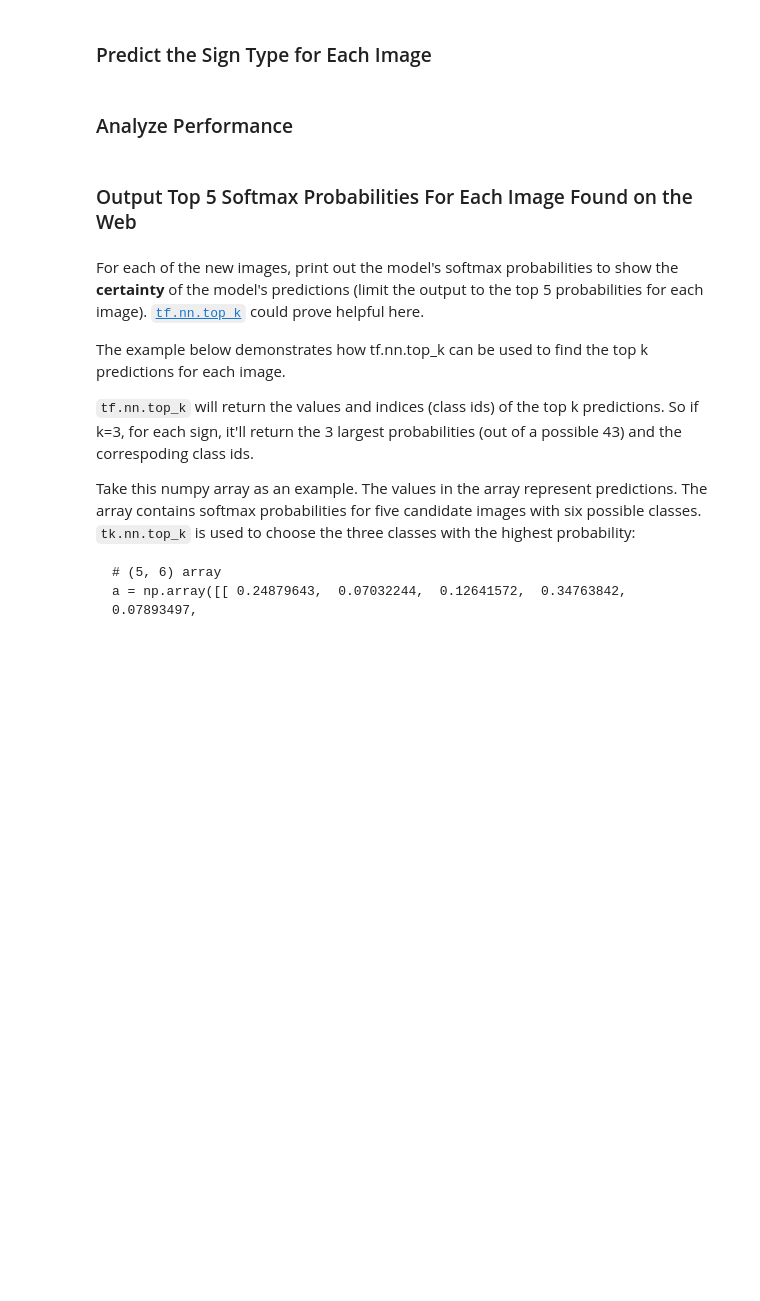
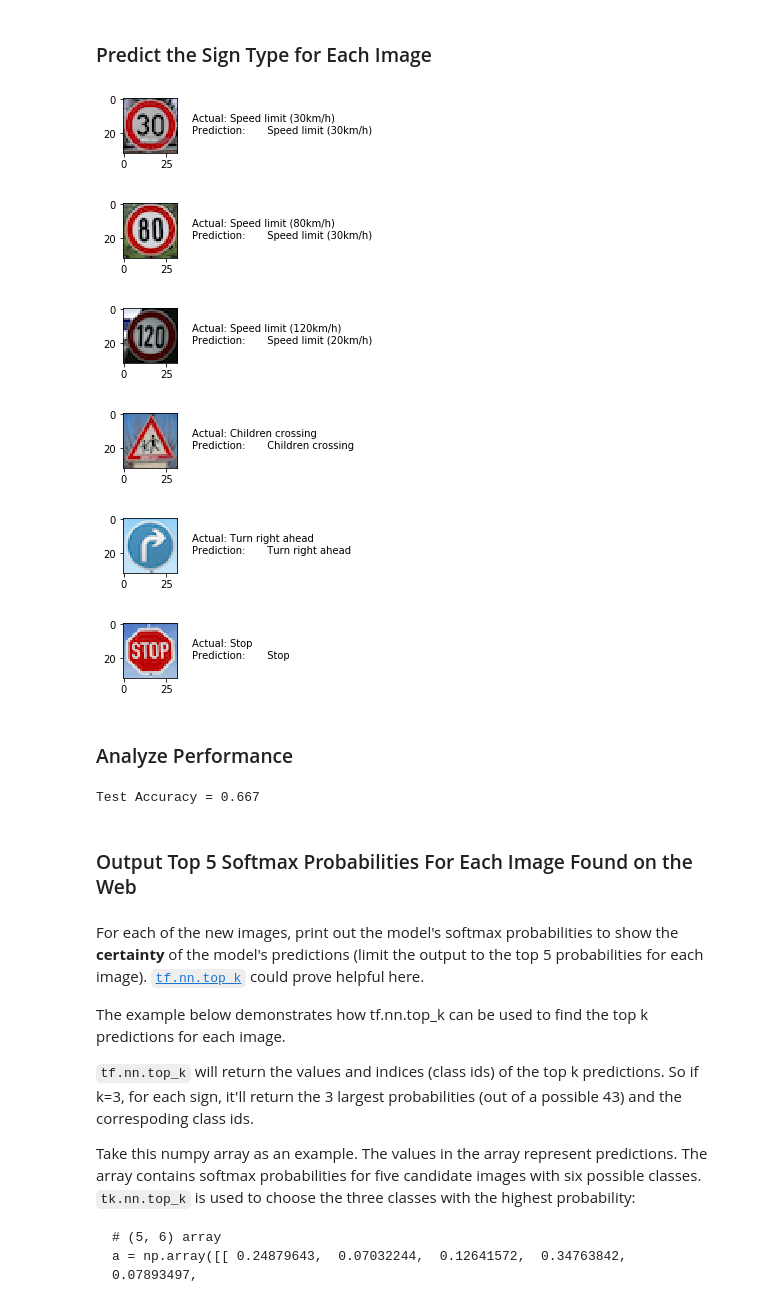
Before and after one commit to dingquan/CarND-Traffic-Sign-Classifier-Project, a Jupyter notebook: Traffic_Sign_Classifier.ipynb, the cells around one changed output. Cells and saved outputs as stored; diff of their text form; code cells hidden in the pictures; blank space fills up the shorter version.

```diff
--- a/Traffic_Sign_Classifier.ipynb
+++ b/Traffic_Sign_Classifier.ipynb
@@ -270,7 +400,7 @@ one_hot_y = tf.one_hot(y, 43)
 rate = 0.0005
 beta = 0.01
 
-EPOCHS = 10
+EPOCHS = 60
 BATCH_SIZE = 256
 
 logits = LeNet(x)
@@ -394,34 +549,41 @@ plt.show()
 ### Make sure to pre-process the images with the same pre-processing pipeline used earlier.
 ### Feel free to use as many code cells as needed.
 # import tensorflow as tf
 
 filenames = ["images/30.jpg", "images/80.jpg", "images/120.jpg", "images/kids-crossing.jpg", "images/right.jpg", "images/stop.jpg"]
 y_labels = [1, 5, 8, 28, 33, 14]
 images = []
 
 # load images
 for filename in filenames:
     image = mpimg.imread(filename)
     images.append(image)
 
 X_images = np.asarray(images)
 
 # pre process the images
 X_images = np.dot(X_images[...,:3],[0.299,0.587,0.114]).reshape(-1, 32, 32, 1)
 X_images = (X_images - 128.0) / 128.0
 
 # run the model on new images
 
 with tf.Session() as sess:
     saver.restore(sess, tf.train.latest_checkpoint('.'))
     prediction = sess.run(tf.argmax(logits, 1), feed_dict = {x: X_images, y: y_labels, keep_prob: 1.0})
 
     for (index, value) in enumerate(prediction):
-        annotation = "Prediction: {:s}\nActual:       {:s}".format(sign_names[y_labels[index]], sign_names[value])
+        annotation = "Actual: {:s}\nPrediction:       {:s}".format(sign_names[y_labels[index]], sign_names[value])
         sign = plt.figure(figsize=(1,1))
         plt.imshow(images[index])
         plt.annotate(annotation, xy=(0,0), xytext=(40, 20))
         plt.show()
+# %% [output]
+[figure, added]
+[figure, added]
+[figure, added]
+[figure, added]
+[figure, added]
+[figure, added]
 # %% [markdown]
 ### Analyze Performance
 # %%
@@ -432,6 +594,8 @@ with tf.Session() as sess:
 
     test_accuracy = evaluate(X_images, y_labels)
     print("Test Accuracy = {:.3f}".format(test_accuracy))
+# %% [output]
+Test Accuracy = 0.667
 # %% [markdown]
 ### Output Top 5 Softmax Probabilities For Each Image Found on the Web
 # %% [markdown]
```
Also changed, not shown: parts of 15 cells of this notebook, 3 other files.
